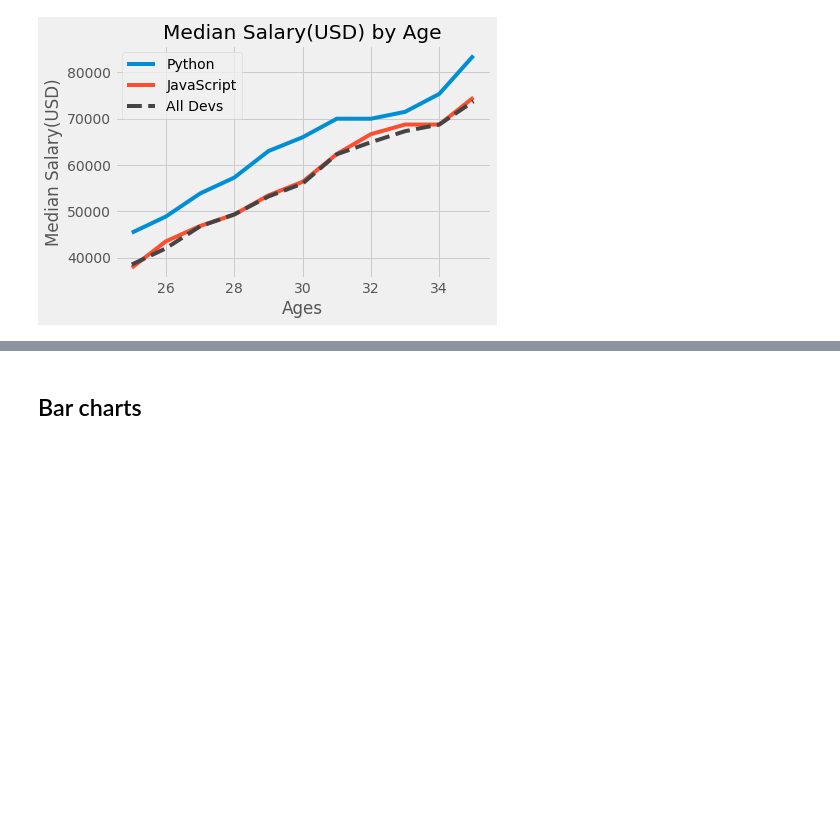
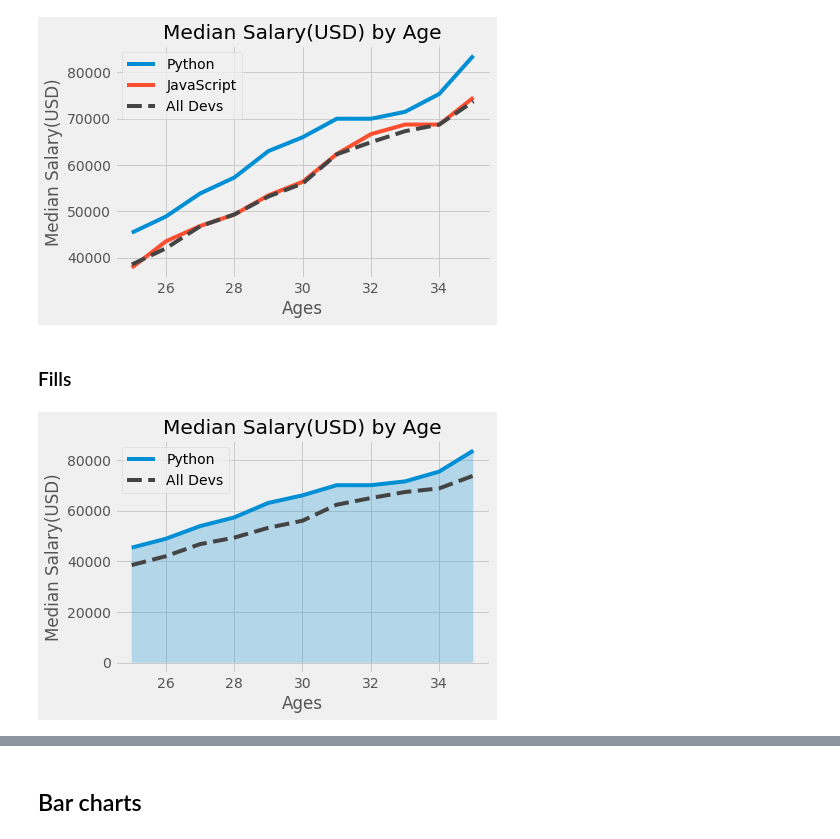
Before and after one commit to SathvikJoel/VisualizationTools, a Jupyter notebook: Viz-1.ipynb, the cells around one changed output, grey strips where cells are left out. Saved outputs shown, nothing was run; the diff lists cells and outputs as text; code cells hidden in the pictures; blank space fills up the shorter version.

Commit message:
Added few more plot types

```diff
--- a/Viz-1.ipynb
+++ b/Viz-1.ipynb
@@ -280,3 +280,27 @@ plt.savefig('plot.png') # saving the figure
 plt.show()
 # %% [output]
 [figure]
+# %% [markdown]
+### Fills
+# %%
+
+plt.style.use('fivethirtyeight')
+
+plt.plot(py_dev_x, py_dev_y, label = 'Python')
+
+plt.fill_between(py_dev_x, py_dev_y, alpha = 0.25)
+# alpha tells about the transparency of the fill
+
+
+plt.plot(dev_x, dev_y, color='#444444', linestyle='--',label = 'All Devs')
+
+plt.title('Median Salary(USD) by Age')
+plt.xlabel('Ages')
+plt.ylabel('Median Salary(USD)')
+
+plt.legend()
+
+
+plt.show()
+# %% [output]
+[figure, added]
```
Also changed, not shown: parts of 26 cells of this notebook.
